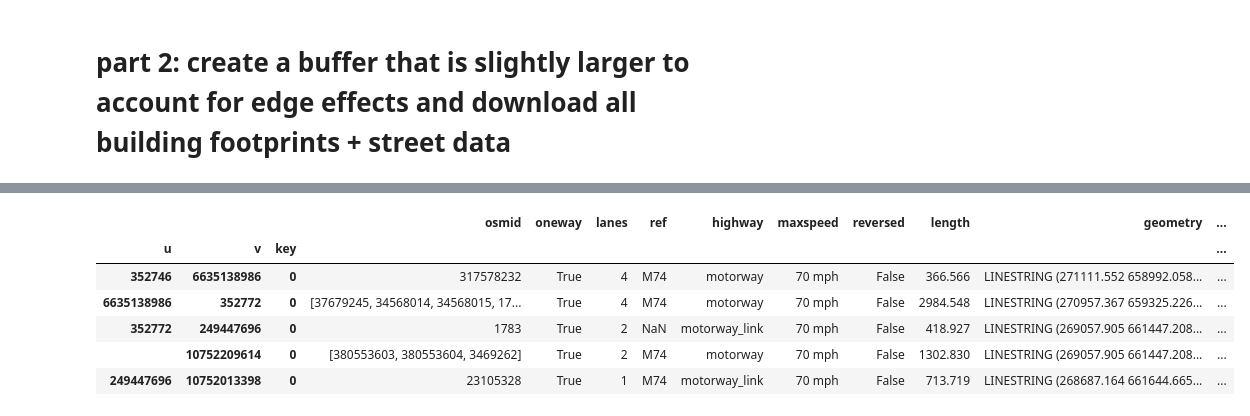
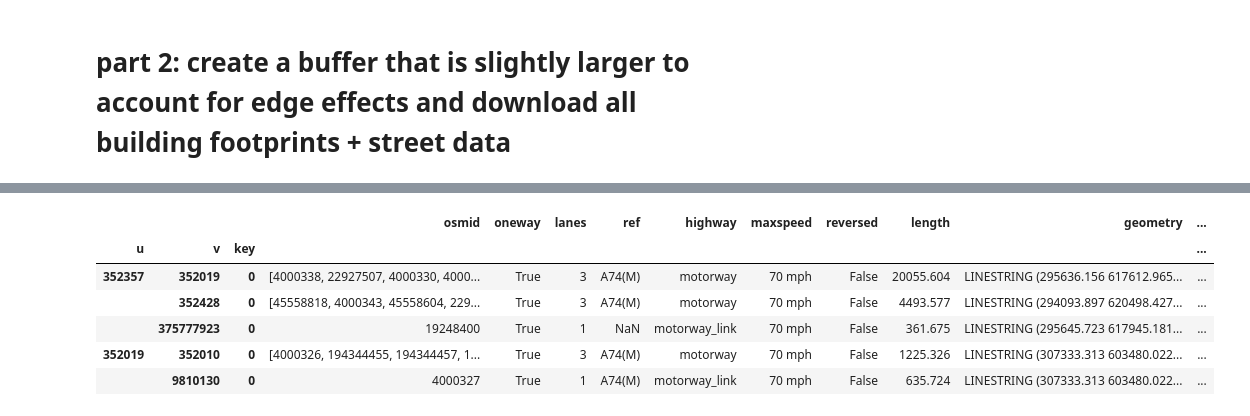
Before and after one commit to virgilxw/Morphology_model_v1, a Jupyter notebook: 0_downloading_data.ipynb, the cells around one changed output, grey strips where cells are left out. Drawn from its saved outputs; the diff is of its cells as text; code cells hidden in the pictures.

```diff
--- a/0_downloading_data.ipynb
+++ b/0_downloading_data.ipynb
@@ -217 +243,5 @@ buildings.to_parquet('output/building_footprints/glasgow_buildings_50km.pq', ind
+# %%
+buffer = gpd.GeoDataFrame(geometry=buffer)
+# %%
+buffer = world_poly.overlay(buffer, how='intersection').overlay(water_gdf, how='difference')
 # %%
@@ -220,0 +252,6 @@ buffer[0]
+# %%
+# List all columns to drop, which is all except 'geometry'
+columns_to_drop = [col for col in buffer.columns if col != 'geometry']
+
+# Drop these columns
+buffer = buffer.drop(columns=columns_to_drop)
@@ -221,23 +262,26 @@ buffer[0]
+# %%
+buffer_new = buffer.dissolve()
 # %%
-osm_graph= ox.graph.graph_from_polygon(buffer[0], network_type='drive')
+osm_graph= ox.graph.graph_from_polygon(buffer_new.geometry[0], network_type='drive')
 osm_graph = ox.projection.project_graph(osm_graph, to_crs=local_crs)
 streets = ox.graph_to_gdfs(
-    osm_graph,
+    ox.get_undirected(osm_graph),
     nodes=False,
     edges=True,
     node_geometry=False,
     fill_edge_geometry=True
+
 )
 
 streets.head()
 # %% [output]
 |  |  |  | osmid | oneway | lanes | ref | highway | maxspeed | reversed | length | geometry | ... |
 | u | v | key |  |  |  |  |  |  |  |  |  | ... |
-| 352746 | 6635138986 | 0 | 317578232 | True | 4 | M74 | motorway | 70 mph | False | 366.566 | LINESTRING (271111.552 658992.058... | ... |
-| 6635138986 | 352772 | 0 | [37679245, 34568014, 34568015, 17... | True | 4 | M74 | motorway | 70 mph | False | 2984.548 | LINESTRING (270957.367 659325.226... | ... |
-| 352772 | 249447696 | 0 | 1783 | True | 2 | NaN | motorway_link | 70 mph | False | 418.927 | LINESTRING (269057.905 661447.208... | ... |
-|  | 10752209614 | 0 | [380553603, 380553604, 3469262] | True | 2 | M74 | motorway | 70 mph | False | 1302.830 | LINESTRING (269057.905 661447.208... | ... |
-| 249447696 | 10752013398 | 0 | 23105328 | True | 1 | M74 | motorway_link | 70 mph | False | 713.719 | LINESTRING (268687.164 661644.665... | ... |
+| 352357 | 352019 | 0 | [4000338, 22927507, 4000330, 4000... | True | 3 | A74(M) | motorway | 70 mph | False | 20055.604 | LINESTRING (295636.156 617612.965... | ... |
+|  | 352428 | 0 | [45558818, 4000343, 45558604, 229... | True | 3 | A74(M) | motorway | 70 mph | False | 4493.577 | LINESTRING (294093.897 620498.427... | ... |
+|  | 375777923 | 0 | 19248400 | True | 1 | NaN | motorway_link | 70 mph | False | 361.675 | LINESTRING (295645.723 617945.181... | ... |
+| 352019 | 352010 | 0 | [4000326, 194344455, 194344457, 1... | True | 3 | A74(M) | motorway | 70 mph | False | 1225.326 | LINESTRING (307333.313 603480.022... | ... |
+|  | 9810130 | 0 | 4000327 | True | 1 | A74(M) | motorway_link | 70 mph | False | 635.724 | LINESTRING (307333.313 603480.022... | ... |
 # %%
 # List all columns to drop, which is all except 'geometry'
 columns_to_drop = [col for col in streets.columns if col != 'geometry']
```
Also changed, not shown: parts of 21 cells of this notebook, 4 other files.
